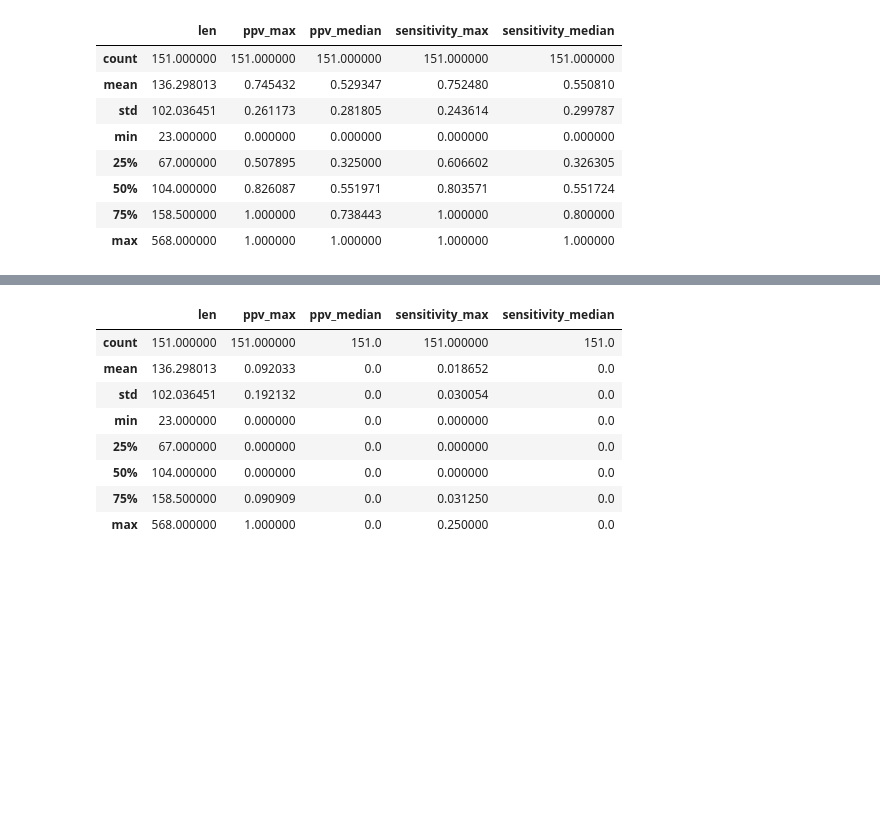
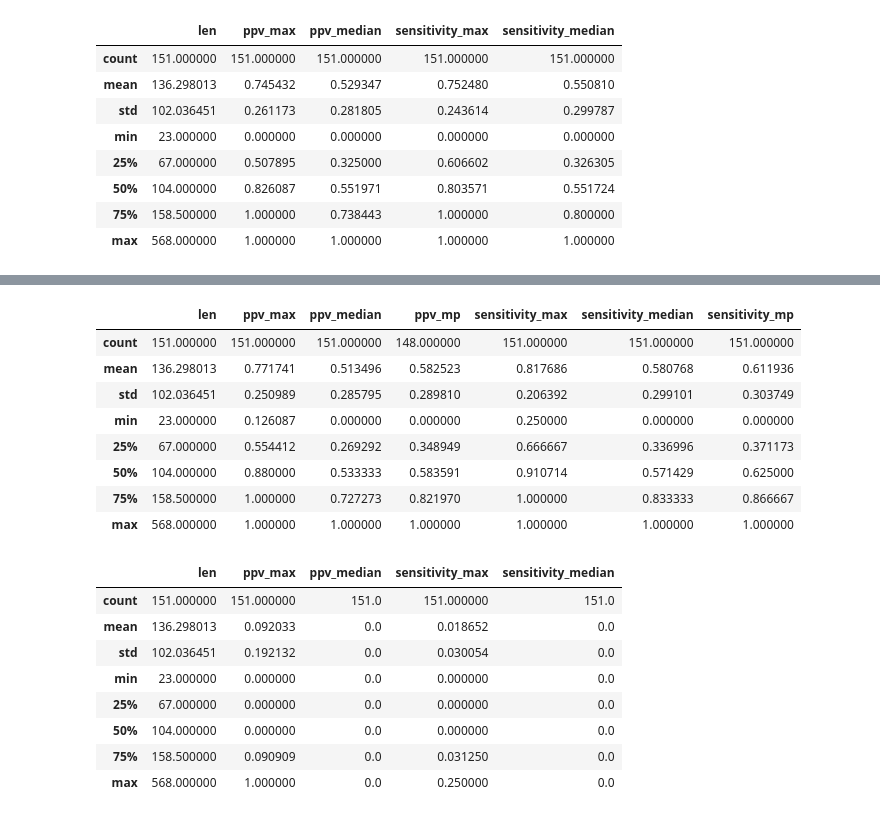
Before and after one commit to PSI-Lab/alice-sandbox, a Jupyter notebook: rna_ss/eval/rnafold_mini_data_2d_ar_2/check result.ipynb, the cells around one changed output, grey strips where cells are left out. Drawn from its saved outputs; the diff is of its cells as text; code cells hidden in the pictures; blank space fills up the shorter version.

```diff
--- a/rna_ss/eval/rnafold_mini_data_2d_ar_2/check result.ipynb
+++ b/rna_ss/eval/rnafold_mini_data_2d_ar_2/check result.ipynb
@@ -11,3 +13,5 @@ df_new_3 = pd.read_pickle('result/test_5.pkl')
+# %%
+df_new_5 = pd.read_pickle('result/test_7.pkl')
 # %%
 df_old = pd.read_pickle('result/test_2.pkl')
 # %%
@@ -88,3 +128,15 @@ df_new_3.describe()
+# %%
+df_new_5.describe()
+# %% [output]
+|  | len | ppv_max | ppv_median | ppv_mp | sensitivity_max | sensitivity_median | sensitivity_mp |
+| count | 151.000000 | 151.000000 | 151.000000 | 148.000000 | 151.000000 | 151.000000 | 151.000000 |
+| mean | 136.298013 | 0.771741 | 0.513496 | 0.582523 | 0.817686 | 0.580768 | 0.611936 |
+| std | 102.036451 | 0.250989 | 0.285795 | 0.289810 | 0.206392 | 0.299101 | 0.303749 |
+| min | 23.000000 | 0.126087 | 0.000000 | 0.000000 | 0.250000 | 0.000000 | 0.000000 |
+| 25% | 67.000000 | 0.554412 | 0.269292 | 0.348949 | 0.666667 | 0.336996 | 0.371173 |
+| 50% | 104.000000 | 0.880000 | 0.533333 | 0.583591 | 0.910714 | 0.571429 | 0.625000 |
+| 75% | 158.500000 | 1.000000 | 0.727273 | 0.821970 | 1.000000 | 0.833333 | 0.866667 |
+| max | 568.000000 | 1.000000 | 1.000000 | 1.000000 | 1.000000 | 1.000000 | 1.000000 |
 # %%
 df_old.describe()
 # %% [output]
```
Also changed, not shown: parts of 4 cells of this notebook, 1 other file.
